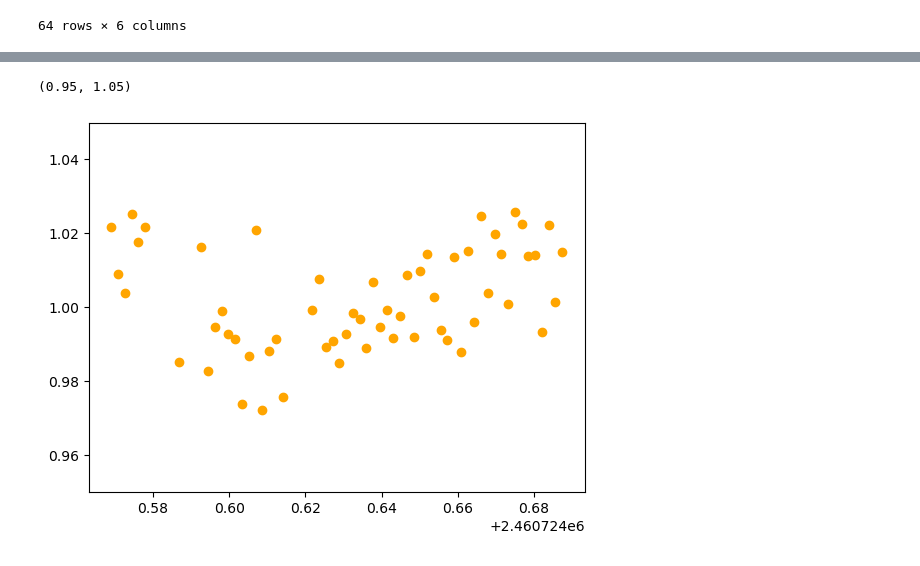
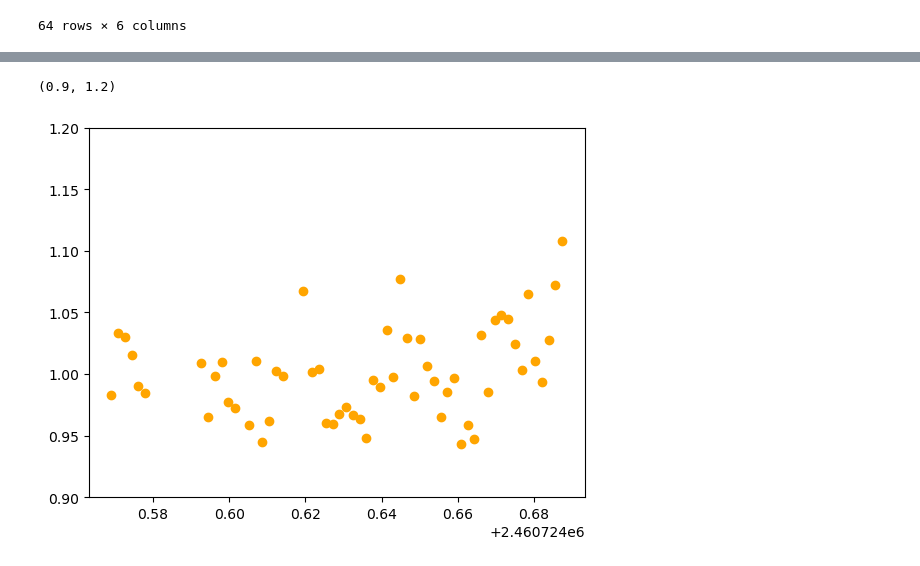
Before and after one commit to explorerjs32/rho_data_reduction_pipeline, a Jupyter notebook: photometry_mplw/Phot_to_LC.ipynb, the cells around one changed output, grey strips where cells are left out. Cells and saved outputs as stored; diff of their text form; code cells hidden in the pictures.

```diff
--- a/photometry_mplw/Phot_to_LC.ipynb
+++ b/photometry_mplw/Phot_to_LC.ipynb
@@ -658,11 +648,14 @@ obs_info
 # %%
 t =[]
-for i in range(len(obs_info)):
-    t.append(Time(obs_info.at[i, 'Date-Obs'], format='isot', scale='utc').jd)
+for i in range(len(combined)):
+    t.append(Time(combined.at[i, 'Date-Obs'], format='isot', scale='utc').jd)
+
+sorted_indices = np.argsort(t)
 # %%
 plt.figure(figsize=(10, 6))
-for i in [0,3,4,5,6,]:
-    plt.scatter(t,raw[f'Star_{i+1}_flux'],label=f'Star {i+1}')
+# for i in [0,1,2,3,4,5,6,7,]:
+for i in [0,1,2,3,4,]:
+    plt.scatter(t,combined[f'Star_{i+1}_flux'],label=f'Star {i+1}')
     # print(i)
 # plt.scatter(t, wasp36['sum_flux'],label='WASP-36b',)
 # [plt.scatter(t, refs[i]['sum_flux'], marker='x',label=f'ref {i+1}') for i in range(len(refs))]
@@ -672,4 +665,6 @@ for i in [0,3,4,5,6,]:
 # %%
-refs = [4,5,6,7]
-ref_flux = np.array([raw[f'Star_{i}_flux'].values for i in refs])
+# refs = [6,7,8]
+refs = [2,3,4,5]
+# refs = [4,5,6,7,8]
+ref_flux = np.array([combined[f'Star_{i}_flux'].values for i in refs])
 ref_corr = ref_flux.sum(axis=0)/len(refs)
@@ -676,2 +710,2 @@ ref_corr = ref_flux.sum(axis=0)/len(refs)
 # %%
-wasp36_flux = raw['Star_1_flux'] / ref_corr
+wasp36_flux = combined['Star_1_flux'] / ref_corr
@@ -678,6 +717,7 @@ wasp36_flux = raw['Star_1_flux'] / ref_corr
 # %%
 plt.scatter(t,wasp36_flux/np.median(wasp36_flux), label='WASP-36b flux correction', color='orange')
-plt.ylim(0.95,1.05)
+plt.ylim(0.9,1.2)
+# plt.ylim(0.75,2)
 # %% [output]
-(0.95, 1.05)
+(0.9, 1.2)
-[figure, old version]
+[figure, new version]
```
Also changed, not shown: parts of 13 cells of this notebook, 2 other files.
